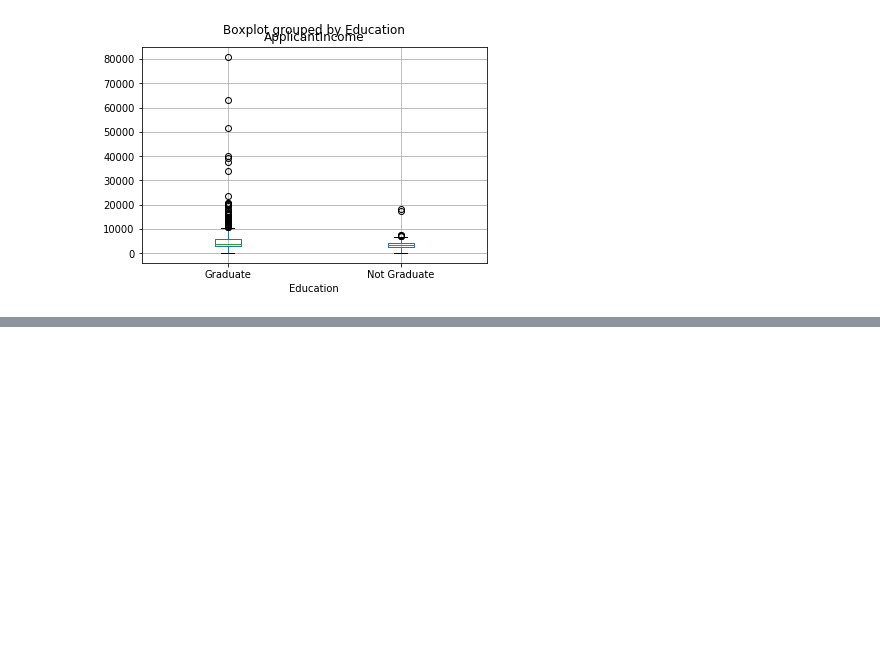
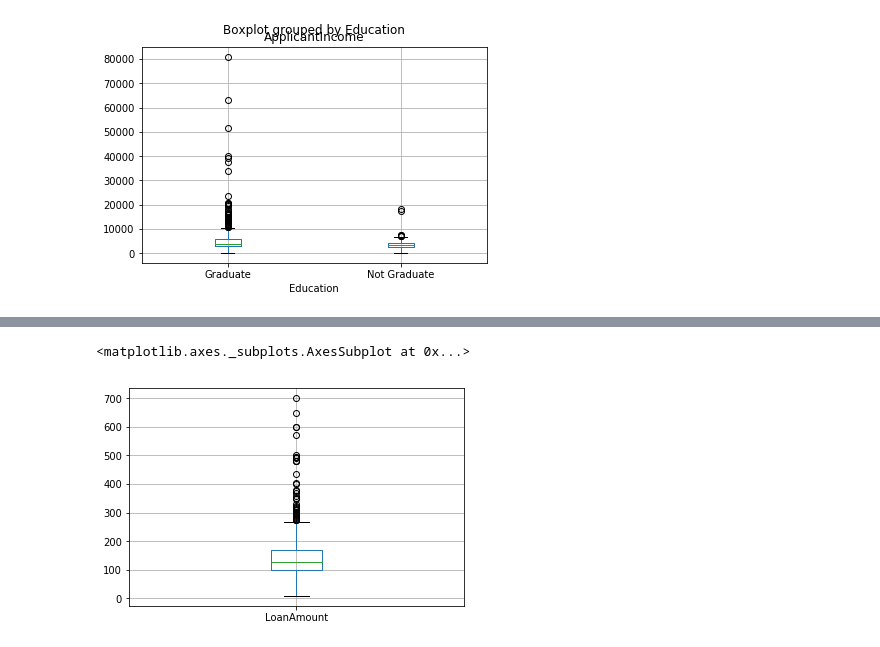
Before and after one commit to souzadriano/study-data-science, a Jupyter notebook: AnalyticsVidhyaTutorial/AnalyticsVidhyaTutorial.ipynb, the cells around one changed output, grey strips where cells are left out. Cells and saved outputs as stored; diff of their text form; code cells hidden in the pictures; blank space fills up the shorter version.

```diff
--- a/AnalyticsVidhyaTutorial/AnalyticsVidhyaTutorial.ipynb
+++ b/AnalyticsVidhyaTutorial/AnalyticsVidhyaTutorial.ipynb
@@ -53,0 +58,5 @@ df.boxplot(column='ApplicantIncome', by = 'Education')
+# %%
+df.boxplot(column='LoanAmount')
+# %% [output]
+<matplotlib.axes._subplots.AxesSubplot at 0x...>
+[figure, added]
```
Also changed, not shown: parts of 22 cells of this notebook, 1 other file.
